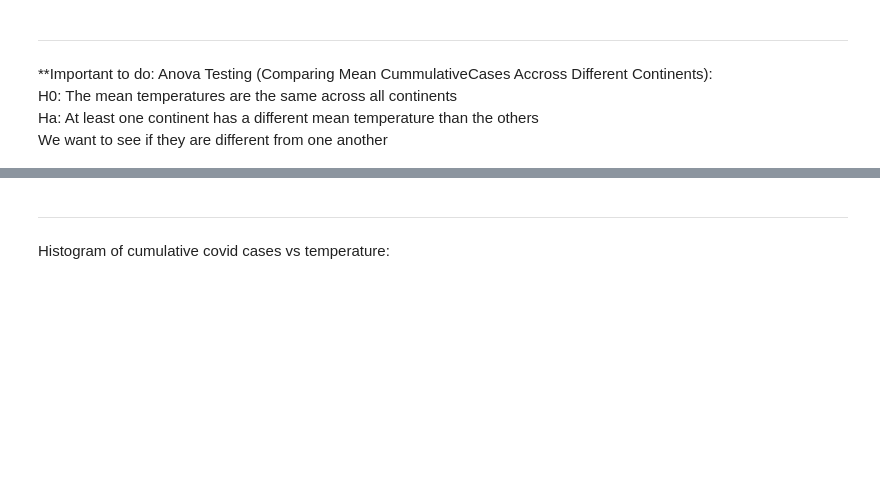
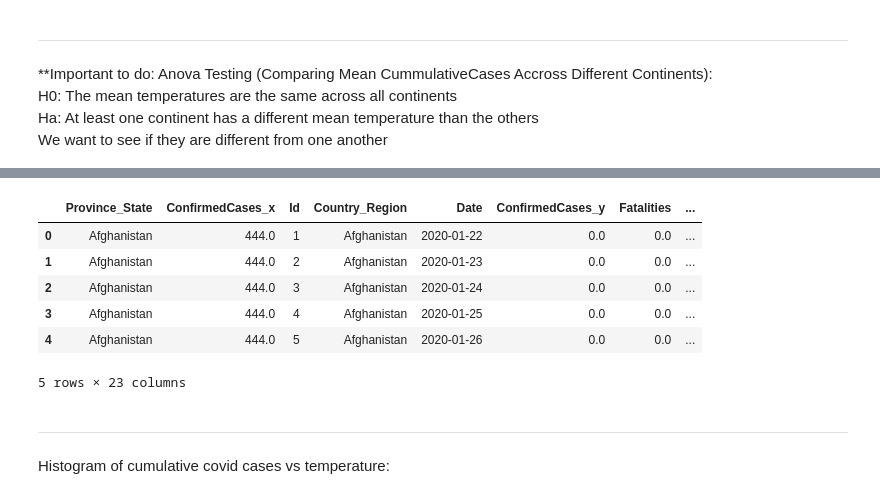
Before and after one commit to jean03f/Covid-19_DataAnalysis, a Jupyter notebook: groupB.ipynb, the cells around one changed output, grey strips where cells are left out. Saved outputs shown, nothing was run; the diff lists cells and outputs as text; code cells hidden in the pictures; blank space fills up the shorter version.

```diff
--- a/groupB.ipynb
+++ b/groupB.ipynb
@@ -151,3 +282,13 @@ Since we rejet the null hypothesis, we can infer that at least one of the distri
+# %%
+merged_df.head()
+# %% [output]
+|  | Province_State | ConfirmedCases_x | Id | Country_Region | Date | ConfirmedCases_y | Fatalities | ... |
+| 0 | Afghanistan | 444.0 | 1 | Afghanistan | 2020-01-22 | 0.0 | 0.0 | ... |
+| 1 | Afghanistan | 444.0 | 2 | Afghanistan | 2020-01-23 | 0.0 | 0.0 | ... |
+| 2 | Afghanistan | 444.0 | 3 | Afghanistan | 2020-01-24 | 0.0 | 0.0 | ... |
+| 3 | Afghanistan | 444.0 | 4 | Afghanistan | 2020-01-25 | 0.0 | 0.0 | ... |
+| 4 | Afghanistan | 444.0 | 5 | Afghanistan | 2020-01-26 | 0.0 | 0.0 | ... |
+5 rows × 23 columns
 # %% [markdown]
 <hr style="fill: 1px solid white;">
 <font face="Arial" size="6.5">Histogram of cumulative covid cases vs temperature:</font>
```
Also changed, not shown: parts of 8 cells of this notebook.
